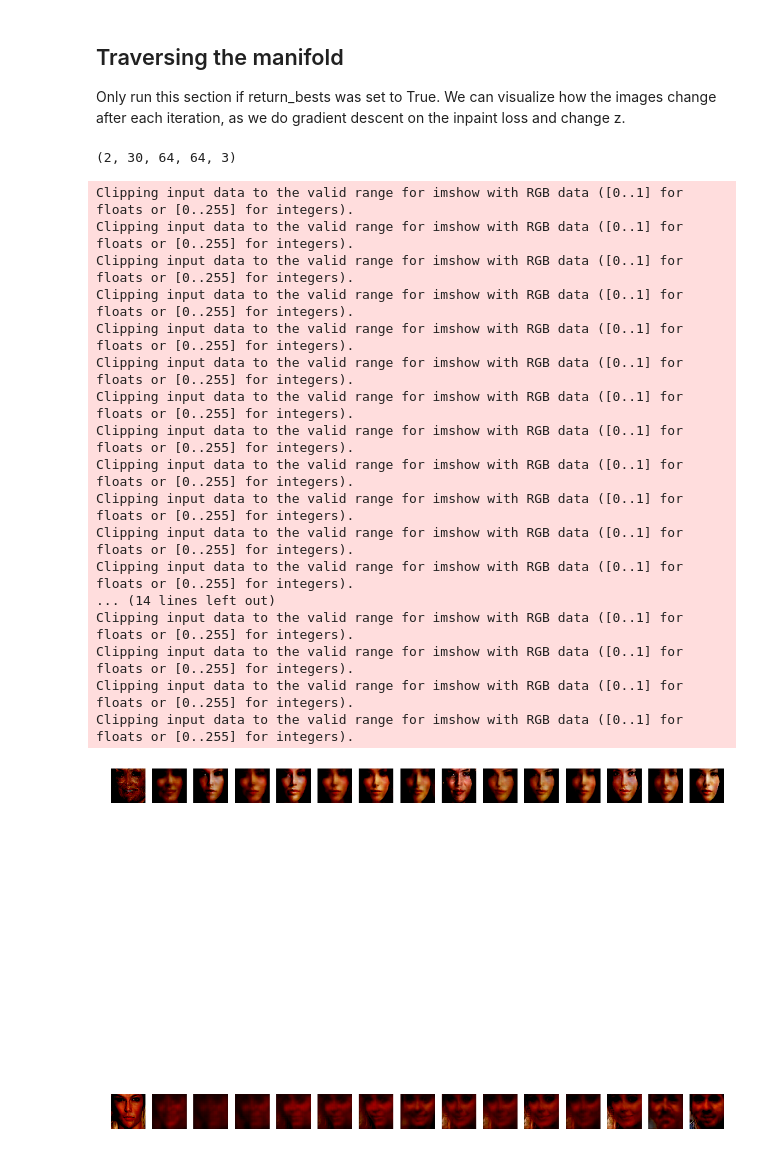
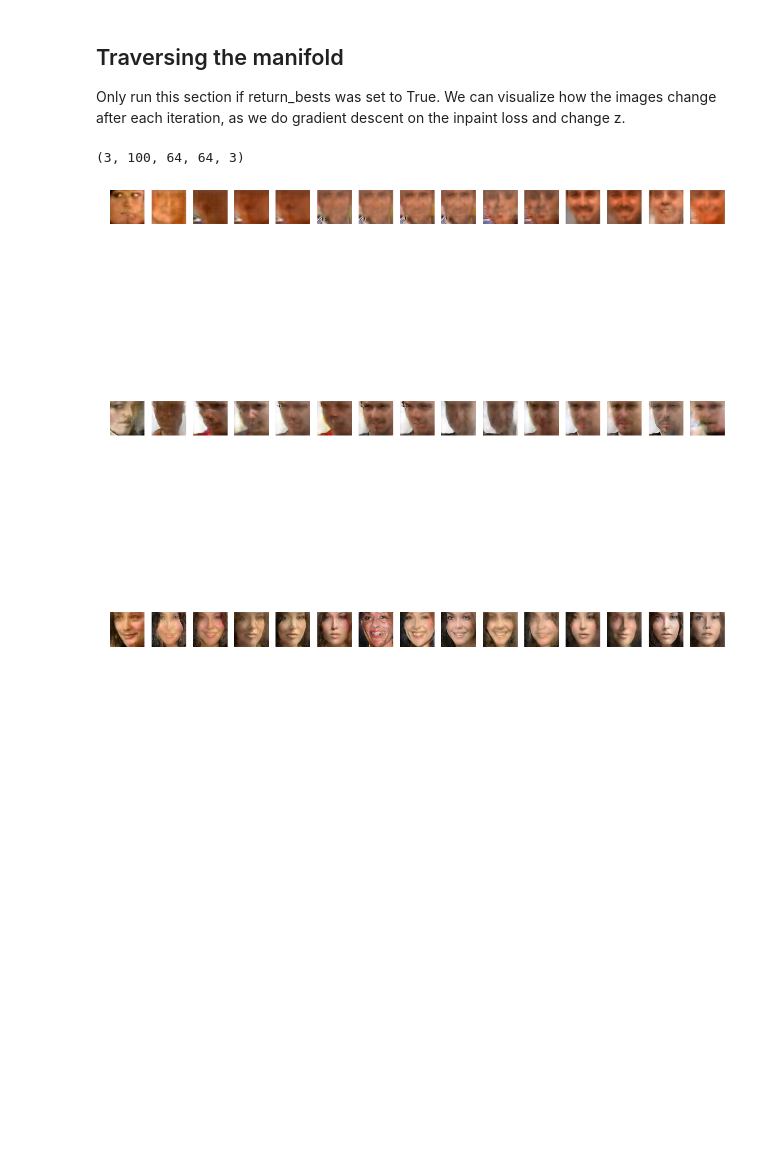
Before and after one commit to nlune/DCGAN-2019, a Jupyter notebook: DCGAN_inpaint_final.ipynb, the cells around one changed output. Drawn from its saved outputs; the diff is of its cells as text; code cells hidden in the pictures; blank space fills up the shorter version.

```diff
--- a/DCGAN_inpaint_final.ipynb
+++ b/DCGAN_inpaint_final.ipynb
@@ -30,10 +31,10 @@ diff_img_batch = 5 # num images to complete
 BATCH_SIZE=64 # feed in batch of 64 of same image to backprop to z
 z_dim = 100 # dimension of random noise vector, fed into generator
 
-lmda = 0.003 # λ ratio for prior loss
+lmda = 0.01 # λ ratio for prior loss, 0.003 in paper
 
 # backprop to z function params
-iters = 100
+iters = 100 # 1000 in paper
 momentum = 0.9
 r = 0.01 # learning rate
 
@@ -405,7 +415,7 @@ Follow the instructions on the [Github repo](https://github.com/nlune/DCGAN-2019
 # %%
 # 1. create your own mask
 # mask_type can be center, random, or half, choose weighted_mask & ratio
-mask_type = 'random'
+mask_type = 'center'
 my_mask = make_mask(mask_type, weighted_mask=True)
 mask_batch = single_to_batch(my_mask)
 
@@ -421,7 +431,7 @@ for img in glob.glob("my_data/*.png"):
 fig, ax = plt.subplots(1, len(batch), figsize=(12,12))
 for i in range(len(batch)):
   plt.subplot(1, len(batch), i+1)
-  plt.imshow(batch[i])
+  plt.imshow(toimage(batch[i]))
   plt.axis('off')
 
 print(np.amin(batch), np.amax(batch))
@@ -436,6 +444,6 @@ Clipping input data to the valid range for imshow with RGB data ([0..1] for floa
 fig, ax = plt.subplots(1, len(batch), figsize=(12,12))
 for i in range(len(batch)):
   plt.subplot(1, len(batch), i+1)
-  plt.imshow(batch[i]*my_mask)
+  plt.imshow(toimage(batch[i]*my_mask))
   plt.axis('off')
 # %% [output]
@@ -445,8 +451,8 @@ Clipping input data to the valid range for imshow with RGB data ([0..1] for floa
 # %% [markdown]
 ## Tweak parameters & run backprop
 # %%
-return_bests = True
-iterations = 30
+return_bests = False
+iterations = 500
 loss = 1
 
 with tf.Session(graph=graph) as sess:
@@ -516,44 +522,27 @@ Only run this section if return_bests was set to True. We can visualize how the
 # %%
 print(np.asarray(best_images).shape)
 # %% [output]
-(2, 30, 64, 64, 3)
+(3, 100, 64, 64, 3)
 # %%
 numshow = 15 if iterations > 15 else iterations
 best_images = np.asarray(best_images)
 
 if len(best_images) == 1:
     fig, ax = plt.subplots(len(best_images), numshow, figsize=(20,20))
     for i in range(len(best_images)):
         for j in range(numshow):
-            img = best_images[i, j]
+            img = toimage(best_images[i, j])
             ax[j].imshow(img)
             ax[j].axis('off')
 else:
     fig, ax = plt.subplots(len(best_images), numshow, figsize=(20,20))
     for i in range(len(best_images)):
         for j in range(numshow):
-            img = best_images[i, j]
+            img = toimage(best_images[i, j])
             ax[i][j].imshow(img)
             ax[i][j].axis('off')
 # %% [output]
-Clipping input data to the valid range for imshow with RGB data ([0..1] for floats or [0..255] for integers).
-Clipping input data to the valid range for imshow with RGB data ([0..1] for floats or [0..255] for integers).
-Clipping input data to the valid range for imshow with RGB data ([0..1] for floats or [0..255] for integers).
-Clipping input data to the valid range for imshow with RGB data ([0..1] for floats or [0..255] for integers).
-Clipping input data to the valid range for imshow with RGB data ([0..1] for floats or [0..255] for integers).
-Clipping input data to the valid range for imshow with RGB data ([0..1] for floats or [0..255] for integers).
-Clipping input data to the valid range for imshow with RGB data ([0..1] for floats or [0..255] for integers).
-Clipping input data to the valid range for imshow with RGB data ([0..1] for floats or [0..255] for integers).
-Clipping input data to the valid range for imshow with RGB data ([0..1] for floats or [0..255] for integers).
-Clipping input data to the valid range for imshow with RGB data ([0..1] for floats or [0..255] for integers).
-Clipping input data to the valid range for imshow with RGB data ([0..1] for floats or [0..255] for integers).
-Clipping input data to the valid range for imshow with RGB data ([0..1] for floats or [0..255] for integers).
-... (14 lines left out)
-Clipping input data to the valid range for imshow with RGB data ([0..1] for floats or [0..255] for integers).
-Clipping input data to the valid range for imshow with RGB data ([0..1] for floats or [0..255] for integers).
-Clipping input data to the valid range for imshow with RGB data ([0..1] for floats or [0..255] for integers).
-Clipping input data to the valid range for imshow with RGB data ([0..1] for floats or [0..255] for integers).
-[figure, old version]
+[figure, new version]
 # %%
 # show the best generated images
 fig, ax = plt.subplots(1, len(best_images), figsize=(12,12))
```
Also changed, not shown: parts of 12 cells of this notebook, 21 other files.
